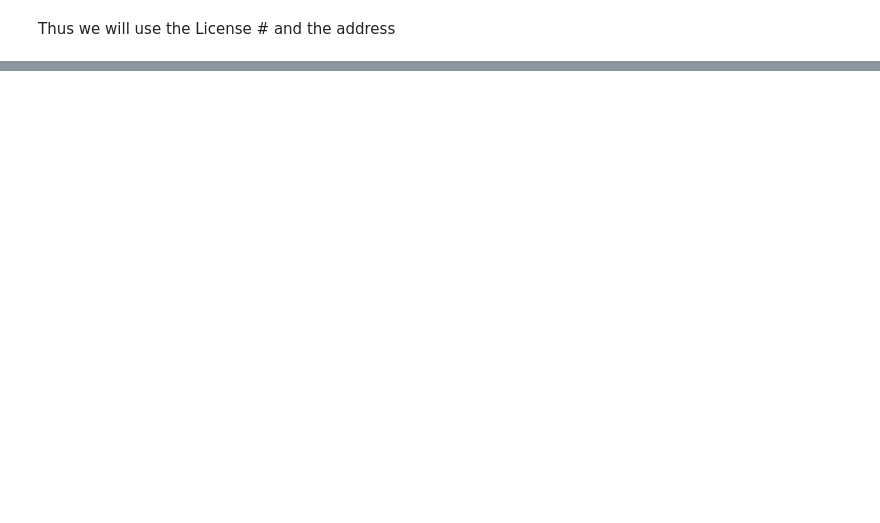
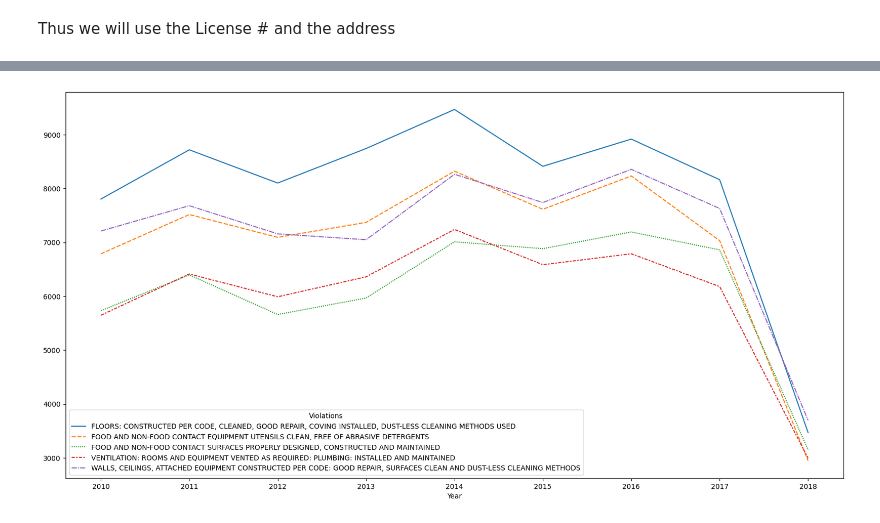
Before and after one commit to vishal-parameswaran/University-of-Chicago, a Jupyter notebook: Natural Language Processing and Cognitive Computing/Assignment 1/code/Assignment_1.ipynb, the cells around one changed output, grey strips where cells are left out. Cells and saved outputs as stored; diff of their text form; code cells hidden in the pictures; blank space fills up the shorter version.

```diff
--- a/Natural Language Processing and Cognitive Computing/Assignment 1/code/Assignment_1.ipynb
+++ b/Natural Language Processing and Cognitive Computing/Assignment 1/code/Assignment_1.ipynb
@@ -113,0 +276,4 @@ repeat_offenders_df["Licenses"] = failed_inspection_data[]
+# %%
+description_extract_df["Year"] = pd.DatetimeIndex(description_extract_df['Time']).year
+description_extract_df = description_extract_df.drop(["Time"],axis=1)
+description_extract_df
@@ -113,0 +294,5 @@ repeat_offenders_df["Licenses"] = failed_inspection_data[]
+# %%
+top5 = pd.DataFrame(description_extract_df["Violations"].value_counts(),columns=["Violations"])
+top5.reset_index(inplace=True)
+top5.columns = ["Violations","Count"]
+top5[:5]
@@ -113,0 +311,6 @@ repeat_offenders_df["Licenses"] = failed_inspection_data[]
+# %%
+description_extract_agg = pd.DataFrame(description_extract_df.groupby(["Year","Violations"]).size())
+description_extract_agg.reset_index(inplace=True)
+selected_violations = description_extract_agg[description_extract_agg["Violations"].isin(top5[:5]["Violations"].values)]
+selected_violations.columns = ["Year","Violations","Count"]
+selected_violations
@@ -113,0 +335,3 @@ repeat_offenders_df["Licenses"] = failed_inspection_data[]
+# %%
+selected_violations_pivot = selected_violations.pivot("Year","Violations","Count")
+selected_violations_pivot
@@ -113,0 +350,5 @@ repeat_offenders_df["Licenses"] = failed_inspection_data[]
+# %%
+fig,axs = plt.subplots(1,1,figsize=(20,10))
+lines = sns.lineplot(data=selected_violations_pivot,ax=axs)
+# %% [output]
+[figure, added]
```
Also changed, not shown: parts of 29 cells of this notebook.
